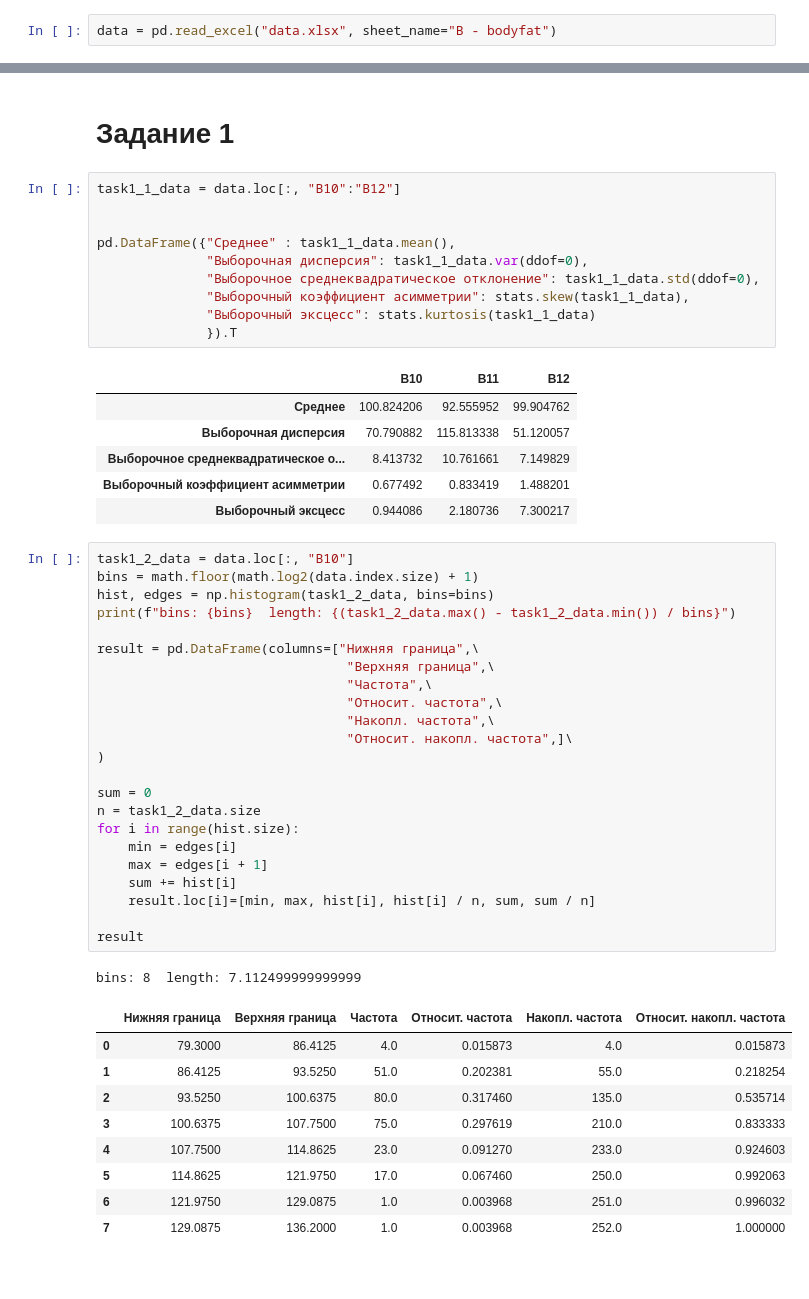
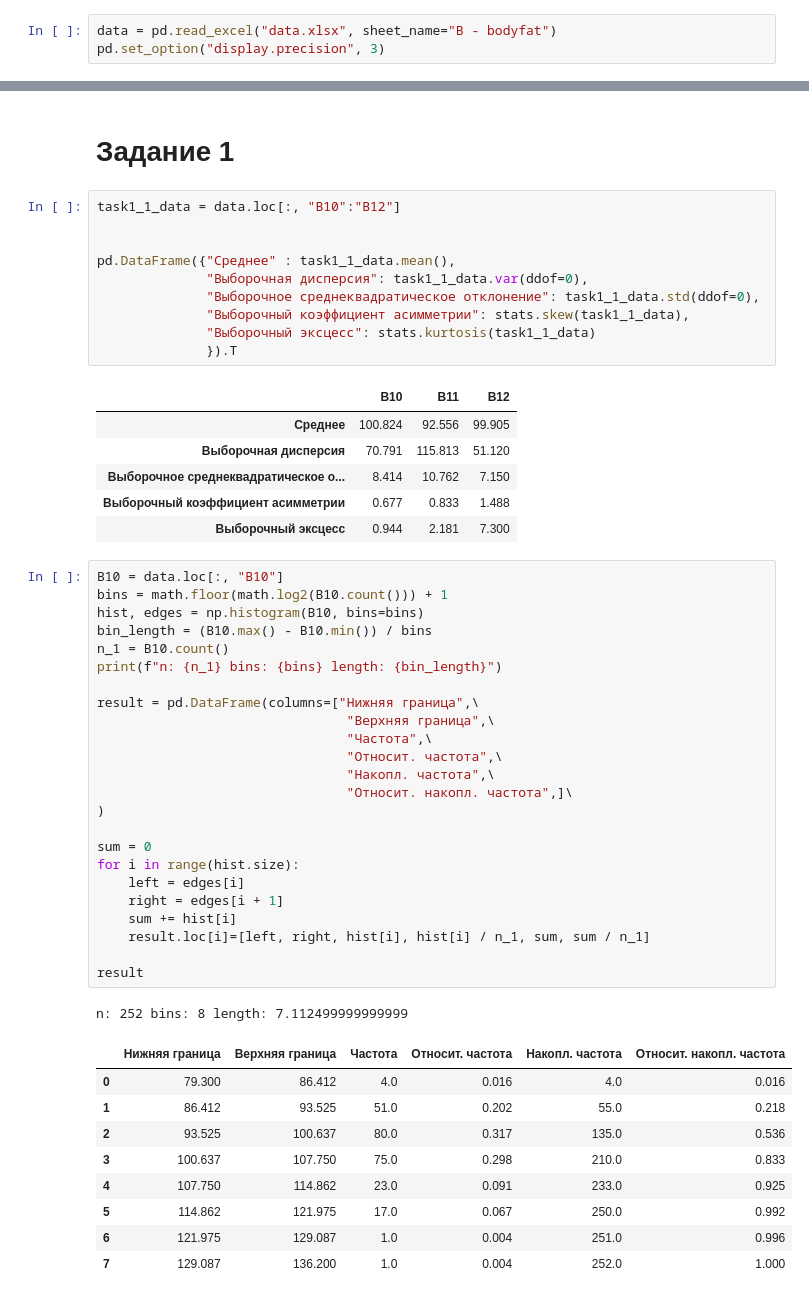
Before and after one commit to litc0x3B/Stats-Labs, a Jupyter notebook: HW.ipynb, the cells around one changed output, grey strips where cells are left out. Cells and saved outputs as stored; diff of their text form.

```diff
--- a/HW.ipynb
+++ b/HW.ipynb
@@ -6,6 +6,7 @@ from scipy import stats
 import math
 # %%
 data = pd.read_excel("data.xlsx", sheet_name="B - bodyfat")
+pd.set_option("display.precision", 3)
 # %%
 data
 # %% [output]
@@ -36,43 +37,44 @@ pd.DataFrame({"Среднее" : task1_1_data.mean(),
               }).T
 # %% [output]
 |  | B10 | B11 | B12 |
-| Среднее | 100.824206 | 92.555952 | 99.904762 |
-| Выборочная дисперсия | 70.790882 | 115.813338 | 51.120057 |
-| Выборочное среднеквадратическое о... | 8.413732 | 10.761661 | 7.149829 |
-| Выборочный коэффициент асимметрии | 0.677492 | 0.833419 | 1.488201 |
-| Выборочный эксцесс | 0.944086 | 2.180736 | 7.300217 |
+| Среднее | 100.824 | 92.556 | 99.905 |
+| Выборочная дисперсия | 70.791 | 115.813 | 51.120 |
+| Выборочное среднеквадратическое о... | 8.414 | 10.762 | 7.150 |
+| Выборочный коэффициент асимметрии | 0.677 | 0.833 | 1.488 |
+| Выборочный эксцесс | 0.944 | 2.181 | 7.300 |
 # %%
-task1_2_data = data.loc[:, "B10"]
-bins = math.floor(math.log2(data.index.size) + 1)
-hist, edges = np.histogram(task1_2_data, bins=bins)
-print(f"bins: {bins}  length: {(task1_2_data.max() - task1_2_data.min()) / bins}")
+B10 = data.loc[:, "B10"]
+bins = math.floor(math.log2(B10.count())) + 1
+hist, edges = np.histogram(B10, bins=bins)
+bin_length = (B10.max() - B10.min()) / bins
+n_1 = B10.count()
+print(f"n: {n_1} bins: {bins} length: {bin_length}")
 
 result = pd.DataFrame(columns=["Нижняя граница",\
                                 "Верхняя граница",\
                                 "Частота",\
                                 "Относит. частота",\
                                 "Накопл. частота",\
                                 "Относит. накопл. частота",]\
 )
 
 sum = 0
-n = task1_2_data.size
 for i in range(hist.size):
-    min = edges[i]
-    max = edges[i + 1]
+    left = edges[i]
+    right = edges[i + 1]
     sum += hist[i]
-    result.loc[i]=[min, max, hist[i], hist[i] / n, sum, sum / n]
+    result.loc[i]=[left, right, hist[i], hist[i] / n_1, sum, sum / n_1]
 
 result
 # %% [output]
-bins: 8  length: 7.112499999999999
+n: 252 bins: 8 length: 7.112499999999999
 |  | Нижняя граница | Верхняя граница | Частота | Относит. частота | Накопл. частота | Относит. накопл. частота |
-| 0 | 79.3000 | 86.4125 | 4.0 | 0.015873 | 4.0 | 0.015873 |
-| 1 | 86.4125 | 93.5250 | 51.0 | 0.202381 | 55.0 | 0.218254 |
-| 2 | 93.5250 | 100.6375 | 80.0 | 0.317460 | 135.0 | 0.535714 |
-| 3 | 100.6375 | 107.7500 | 75.0 | 0.297619 | 210.0 | 0.833333 |
-| 4 | 107.7500 | 114.8625 | 23.0 | 0.091270 | 233.0 | 0.924603 |
-| 5 | 114.8625 | 121.9750 | 17.0 | 0.067460 | 250.0 | 0.992063 |
-| 6 | 121.9750 | 129.0875 | 1.0 | 0.003968 | 251.0 | 0.996032 |
-| 7 | 129.0875 | 136.2000 | 1.0 | 0.003968 | 252.0 | 1.000000 |
+| 0 | 79.300 | 86.412 | 4.0 | 0.016 | 4.0 | 0.016 |
+| 1 | 86.412 | 93.525 | 51.0 | 0.202 | 55.0 | 0.218 |
+| 2 | 93.525 | 100.637 | 80.0 | 0.317 | 135.0 | 0.536 |
+| 3 | 100.637 | 107.750 | 75.0 | 0.298 | 210.0 | 0.833 |
+| 4 | 107.750 | 114.862 | 23.0 | 0.091 | 233.0 | 0.925 |
+| 5 | 114.862 | 121.975 | 17.0 | 0.067 | 250.0 | 0.992 |
+| 6 | 121.975 | 129.087 | 1.0 | 0.004 | 251.0 | 0.996 |
+| 7 | 129.087 | 136.200 | 1.0 | 0.004 | 252.0 | 1.000 |
 # %%
```
Also changed, not shown: parts of 42 cells of this notebook.
